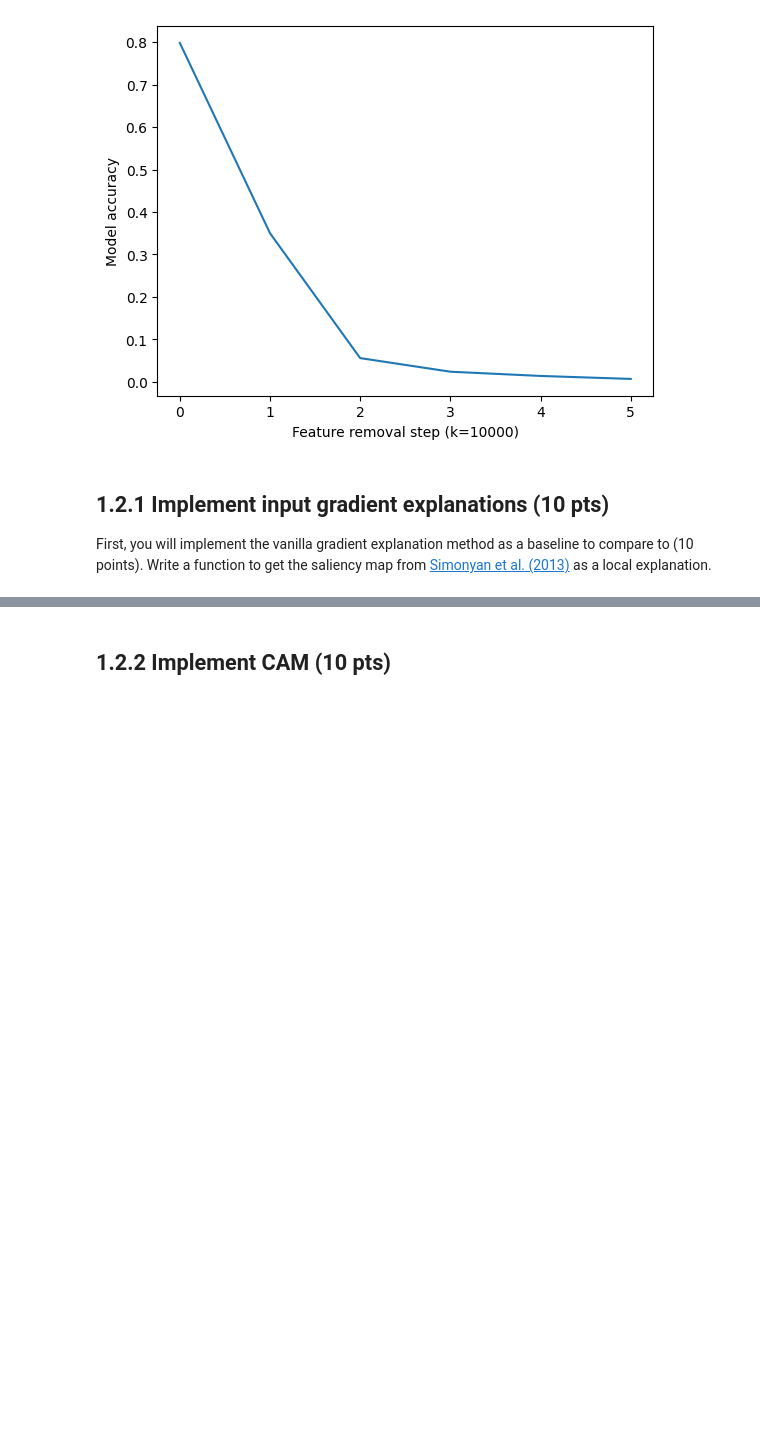
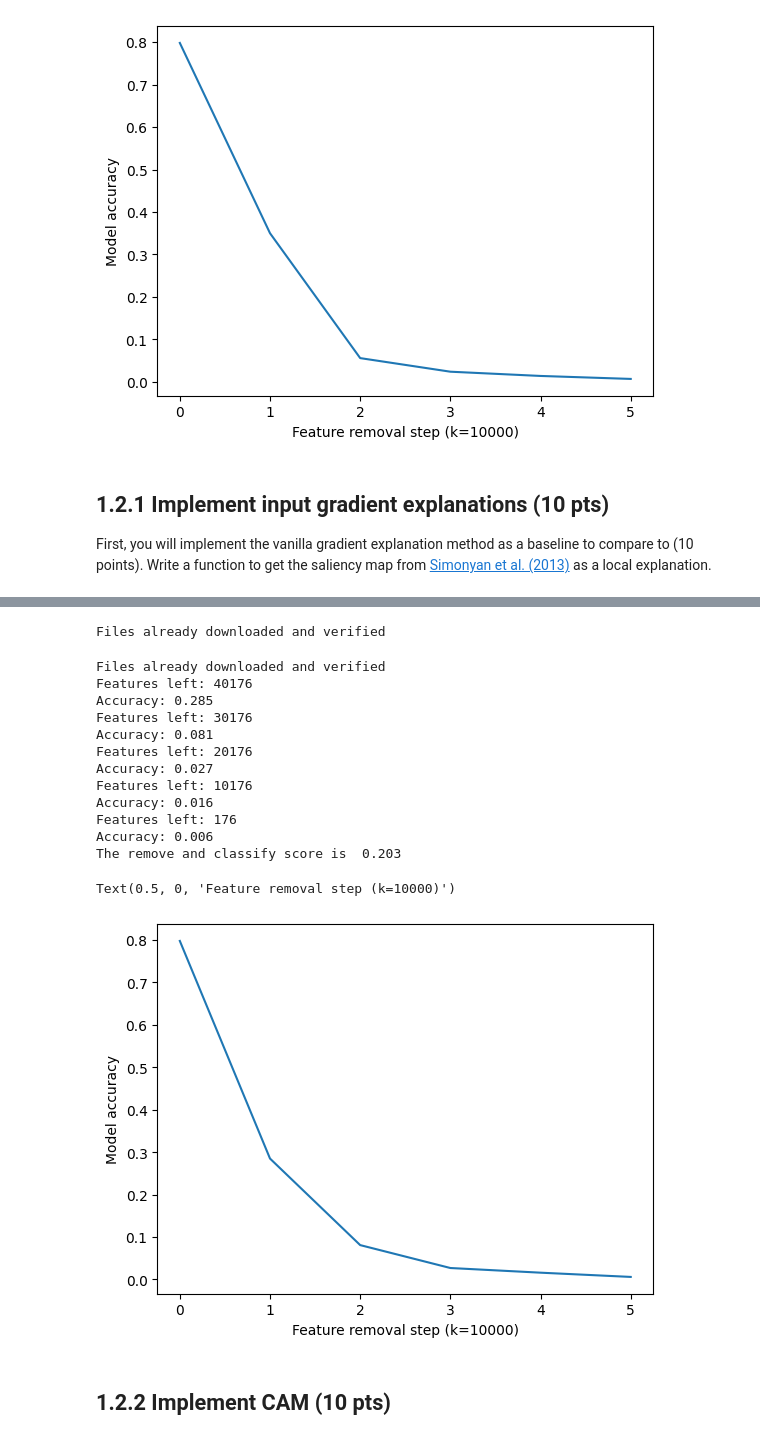
Before and after one commit to sayak0809/TrustworthyML-24-25, a Jupyter notebook: tml2425-exercise-2-xai-public-code.ipynb, the cells around one changed output, grey strips where cells are left out. Saved outputs shown, nothing was run; the diff lists cells and outputs as text; code cells hidden in the pictures; blank space fills up the shorter version.

Commit message:
saliency 1.2.1 run

```diff
--- a/tml2425-exercise-2-xai-public-code.ipynb
+++ b/tml2425-exercise-2-xai-public-code.ipynb
@@ -565,6 +557,15 @@ def saliency(model, dataset, sample_idx):
     image = image.to(device)
     image = image.unsqueeze(0) # to get the batch size dimension
     #### >>>> PUT YOUR SOLUTION HERE <<<<
+    model.eval()
+    image.requires_grad = True
+    output = model(image)
+    predicted_class = output.argmax(dim=1).item()
+    model.zero_grad()
+    output[0, predicted_class].backward()
+    saliency_map = image.grad.abs().squeeze()
+    if saliency_map.dim() == 3:
+        saliency_map, _ = saliency_map.max(dim=0)
     #### >>>> END OF YOUR SOLUTION <<<<
     return saliency_map.cpu()
 # %%
@@ -578,22 +582,39 @@ cub_test = load_cub_test()
 
 # First, get the explanations
 saliency_explanations = get_explanations(saliency, resnet, cub_test)
+# %% [output]
+Files already downloaded and verified
 # %%
 # then remove-and-classify
 cub_test = load_cub_test()
 
 k = 10000
 saliency_removal_performances = remove_and_classify(resnet, cub_test, saliency_explanations, k)
 saliency_removal_performances.insert(0, cub_accuracy)
 
 # Inspect the results
 rac_score = auc(range(len(saliency_removal_performances)), saliency_removal_performances)
 rac_score_norm = rac_score / auc(range(len(saliency_removal_performances)), [cub_accuracy]*len(saliency_removal_performances))
 print(f"The remove and classify score is {rac_score_norm: .3f}")
 
 plt.plot(saliency_removal_performances)
 plt.ylabel('Model accuracy')
-plt.xlabel('Feature removal step (k=2500)')
+plt.xlabel('Feature removal step (k=10000)')
+# %% [output]
+Files already downloaded and verified
+Features left: 40176
+Accuracy: 0.285
+Features left: 30176
+Accuracy: 0.081
+Features left: 20176
+Accuracy: 0.027
+Features left: 10176
+Accuracy: 0.016
+Features left: 176
+Accuracy: 0.006
+The remove and classify score is  0.203
+Text(0.5, 0, 'Feature removal step (k=10000)')
+[figure, added]
 # %% [markdown]
 ## 1.2.2 Implement CAM (10 pts)
 # %% [markdown]
```
Also changed, not shown: parts of 6 cells of this notebook.
